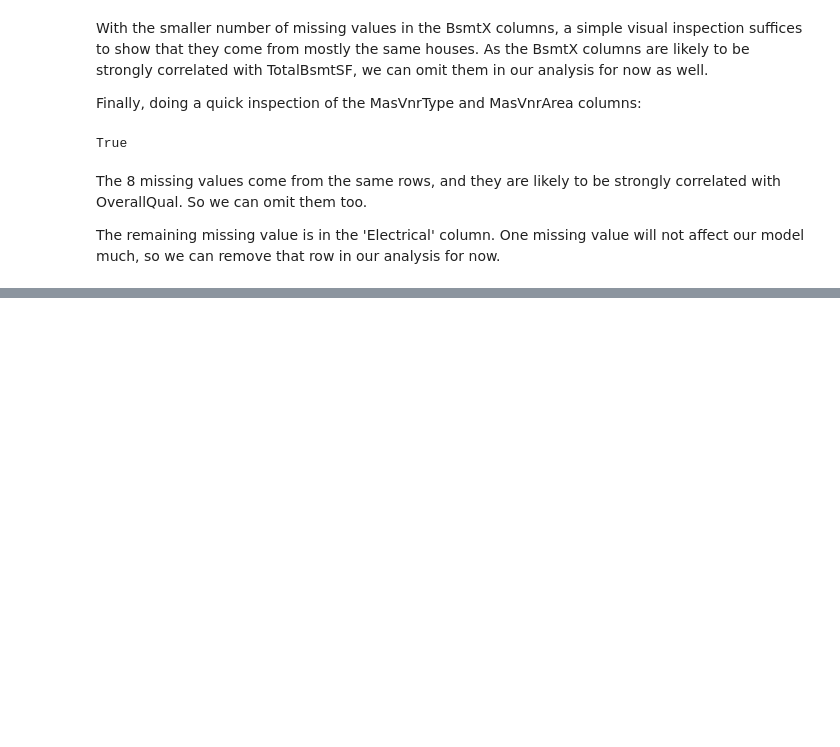
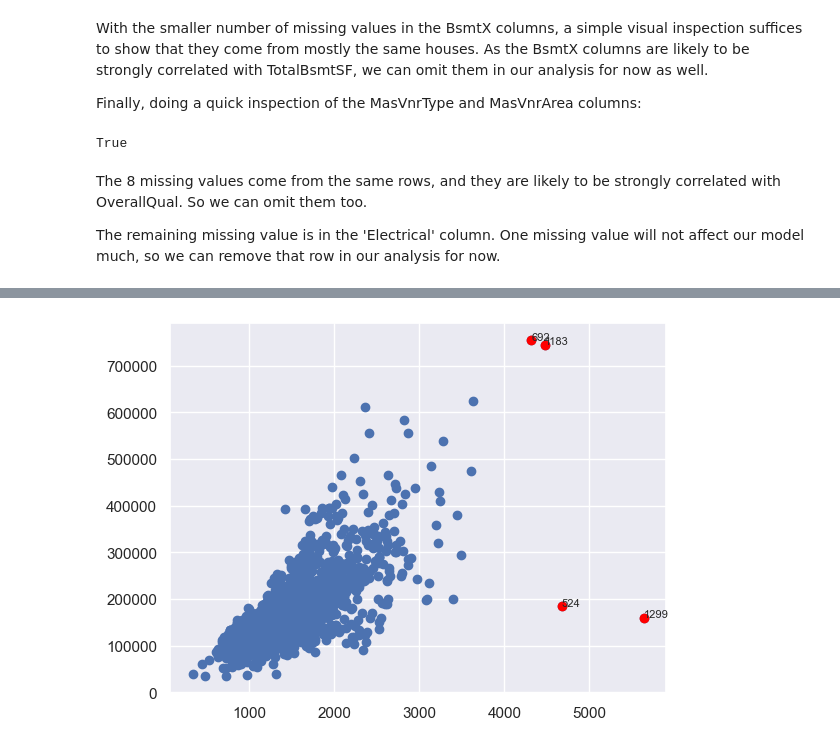
Before and after one commit to caffeinatedwoof/kaggle_predict_housing_prices, a Jupyter notebook: eda.ipynb, the cells around one changed output, grey strips where cells are left out. Drawn from its saved outputs; the diff is of its cells as text; code cells hidden in the pictures; blank space fills up the shorter version.

```diff
--- a/eda.ipynb
+++ b/eda.ipynb
@@ -474,0 +477,16 @@ train = train.drop(train.columns[train.isnull().any()].values.astype(str),axis=1
+# %%
+fig, ax = plt.subplots()
+ax.scatter(train['GrLivArea'], train['SalePrice'])
+bool_mask = train['GrLivArea'] > 4000
+ax.scatter(train[bool_mask]['GrLivArea'], train[bool_mask]['SalePrice'], color='red')
+n = train[bool_mask].index
+#for i, txt in enumerate(n):
+#    ax.annotate((txt, train['SalePrice'].iloc[txt]),
+#                (txt, train['GrLivArea'].iloc[txt]))
+
+for i in range(0, train[bool_mask].shape[0]):
+    ax.annotate((train[bool_mask]['GrLivArea'].index[i]),
+               (train[bool_mask]['GrLivArea'].iloc[i], train[bool_mask]['SalePrice'].iloc[i]),
+               fontsize=8)
+# %% [output]
+[figure, added]
```
Also changed, not shown: parts of 16 cells of this notebook.
